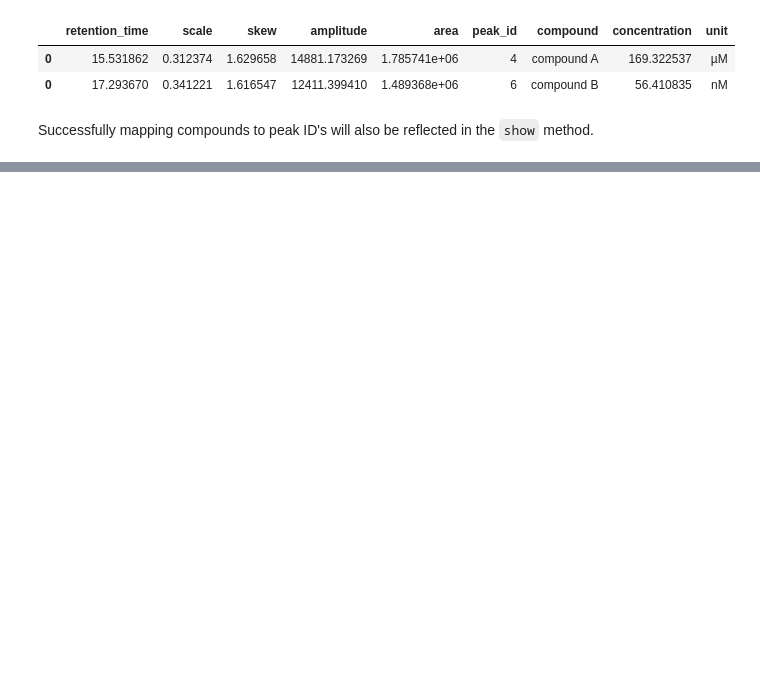
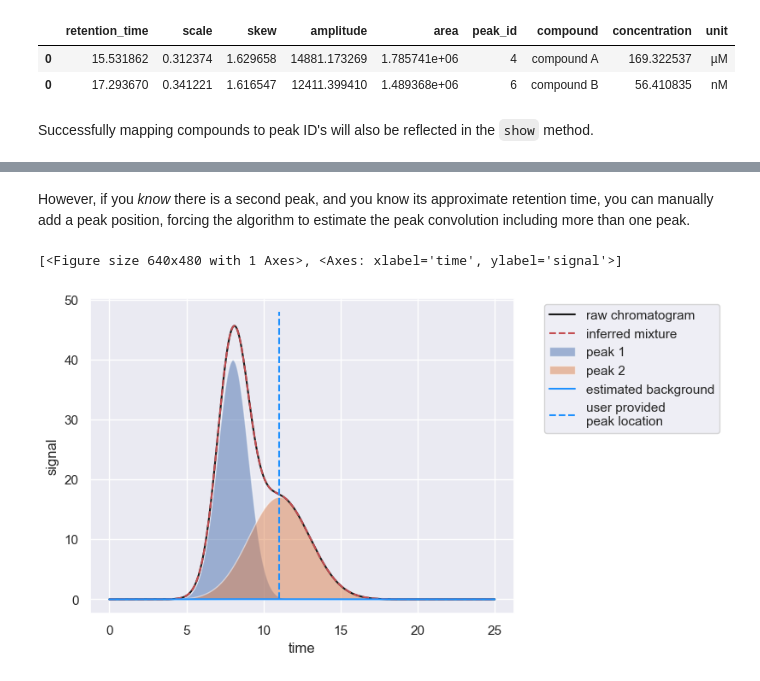
Before and after one commit to cremerlab/hplc-py, a Jupyter notebook: docs/source/getting_started/quickstart.ipynb, the cells around one changed output, grey strips where cells are left out. Cells and saved outputs as stored; diff of their text form; code cells hidden in the pictures; blank space fills up the shorter version.

```diff
--- a/docs/source/getting_started/quickstart.ipynb
+++ b/docs/source/getting_started/quickstart.ipynb
@@ -330,0 +137,10 @@ def load_chromatogram(fname, colnames=[], )
+# %% [markdown]
+However, if you *know* there is a second peak, and you know its approximate retention time, you can manually add a peak position, forcing the algorithm to
+estimate the peak convolution including more than one peak.
+# %%
+# Enforce a manual peak position at around 11 time units
+peaks = chrom.fit_peaks(enforced_locations=[11])
+chrom.show()
+# %% [output]
+[<Figure size 640x480 with 1 Axes>, <Axes: xlabel='time', ylabel='signal'>]
+[figure, added]
```
Also changed, not shown: parts of 32 cells of this notebook, 4 other files.
